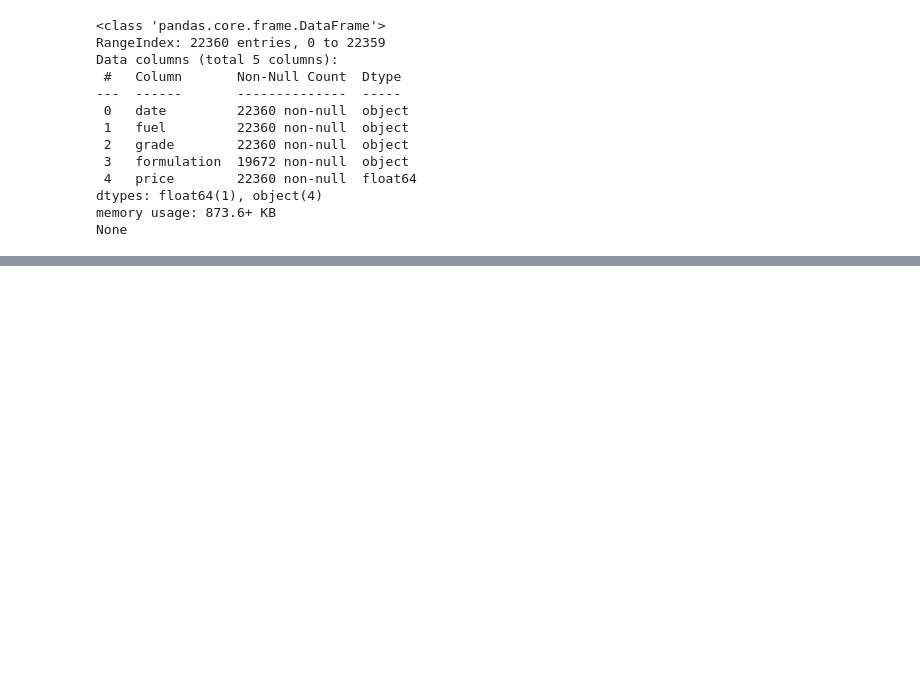
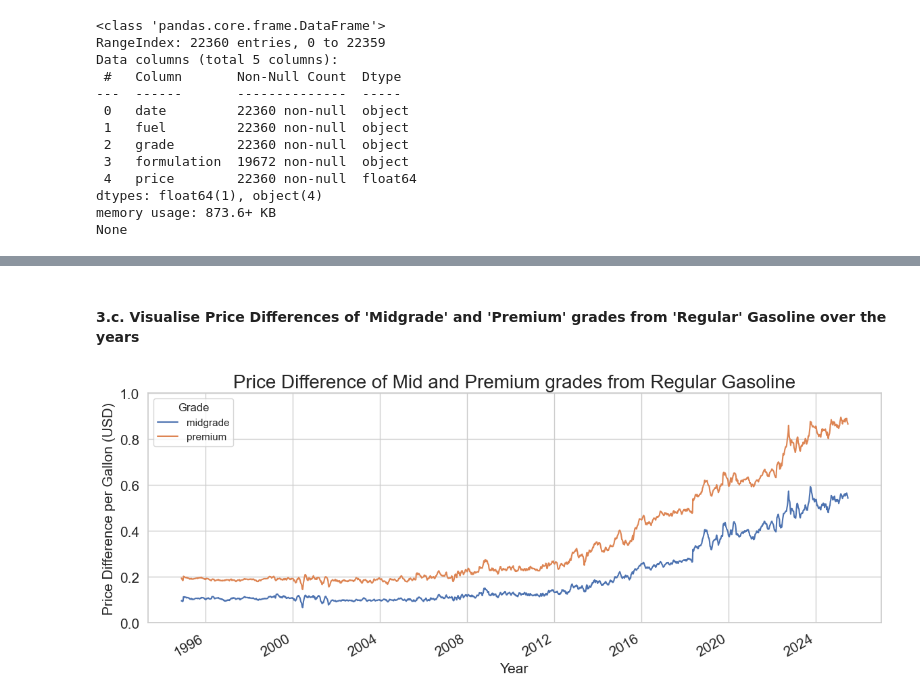
Before and after one commit to samvik07/Py-dy-Tuesdays-Slices, a Jupyter notebook: 01-07-2025/PydyTuesday_USGasPrices.ipynb, the cells around one changed output, grey strips where cells are left out. Cells and saved outputs as stored; diff of their text form; code cells hidden in the pictures; blank space fills up the shorter version.

```diff
--- a/01-07-2025/PydyTuesday_USGasPrices.ipynb
+++ b/01-07-2025/PydyTuesday_USGasPrices.ipynb
@@ -127,0 +194,22 @@ plt.show()
+# %% [markdown]
+#### 3.c. Visualise Price Differences of 'Midgrade' and 'Premium' grades from 'Regular' Gasoline over the years
+# %%
+# Pivot table to get grades in columns
+pivot = gasoline_filtered.pivot_table(index='date', columns='grade', values='price')
+
+# Compute difference from regular
+pivot_diff = pivot.sub(pivot['regular'], axis=0)
+
+# Plot difference over time
+pivot_diff[['midgrade', 'premium']].plot(figsize=(14, 5))
+plt.title(label="Price Difference of Mid and Premium grades from Regular Gasoline", size=20)
+plt.ylabel("Price Difference per Gallon (USD)", size=15)
+plt.ylim(0,1)
+plt.yticks(size=15)
+plt.xlabel("Year", size=15)
+plt.xticks(size=15)
+plt.legend(title="Grade")
+plt.grid(True)
+plt.show()
+# %% [output]
+[figure, added]
```
Also changed, not shown: parts of 16 cells of this notebook.
